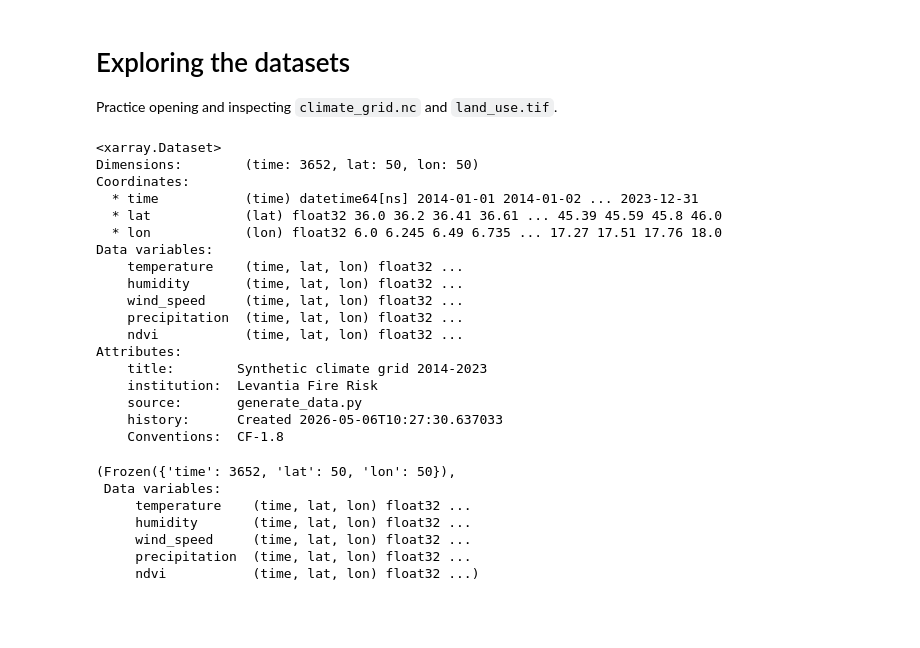
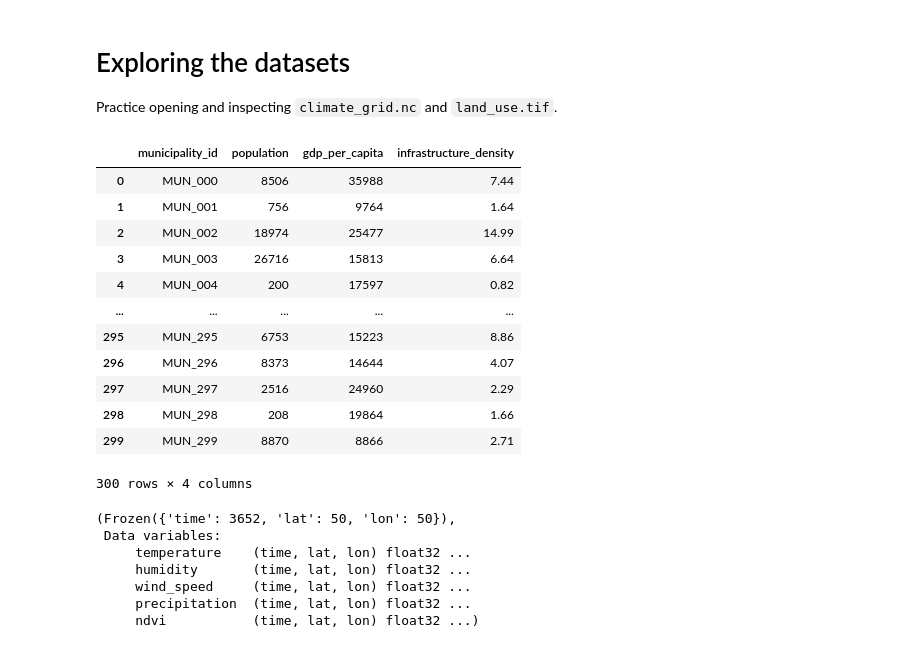
Before and after one commit to tommyocari/levantia_fire_risk, a Jupyter notebook: notebooks/01_explore_datasets.ipynb, the cells around one changed output. Cells and saved outputs as stored; diff of their text form; code cells hidden in the pictures; blank space fills up the shorter version.

```diff
--- a/notebooks/01_explore_datasets.ipynb
+++ b/notebooks/01_explore_datasets.ipynb
@@ -8,28 +8,22 @@ import xarray as xr
 import rasterio
 import matplotlib.pyplot as plt
 from pathlib import Path
-# %%
-ds = xr.open_dataset('../data/climate_grid.nc')
-ds
-# %% [output]
-<xarray.Dataset>
-Dimensions:        (time: 3652, lat: 50, lon: 50)
-Coordinates:
-  * time           (time) datetime64[ns] 2014-01-01 2014-01-02 ... 2023-12-31
-  * lat            (lat) float32 36.0 36.2 36.41 36.61 ... 45.39 45.59 45.8 46.0
-  * lon            (lon) float32 6.0 6.245 6.49 6.735 ... 17.27 17.51 17.76 18.0
-Data variables:
-    temperature    (time, lat, lon) float32 ...
-    humidity       (time, lat, lon) float32 ...
-    wind_speed     (time, lat, lon) float32 ...
-    precipitation  (time, lat, lon) float32 ...
-    ndvi           (time, lat, lon) float32 ...
-Attributes:
-    title:        Synthetic climate grid 2014-2023
-    institution:  Levantia Fire Risk
-    source:       generate_data.py
-    history:      Created 2026-05-06T10:27:30.637033
-    Conventions:  CF-1.8
+# %%
+pd.read_csv('../data/socioeconomic.csv')
+# %% [output]
+|  | municipality_id | population | gdp_per_capita | infrastructure_density |
+| 0 | MUN_000 | 8506 | 35988 | 7.44 |
+| 1 | MUN_001 | 756 | 9764 | 1.64 |
+| 2 | MUN_002 | 18974 | 25477 | 14.99 |
+| 3 | MUN_003 | 26716 | 15813 | 6.64 |
+| 4 | MUN_004 | 200 | 17597 | 0.82 |
+| ... | ... | ... | ... | ... |
+| 295 | MUN_295 | 6753 | 15223 | 8.86 |
+| 296 | MUN_296 | 8373 | 14644 | 4.07 |
+| 297 | MUN_297 | 2516 | 24960 | 2.29 |
+| 298 | MUN_298 | 208 | 19864 | 1.66 |
+| 299 | MUN_299 | 8870 | 8866 | 2.71 |
+300 rows × 4 columns
 # %%
 ds.dims, ds.data_vars
 # %% [output]
```
